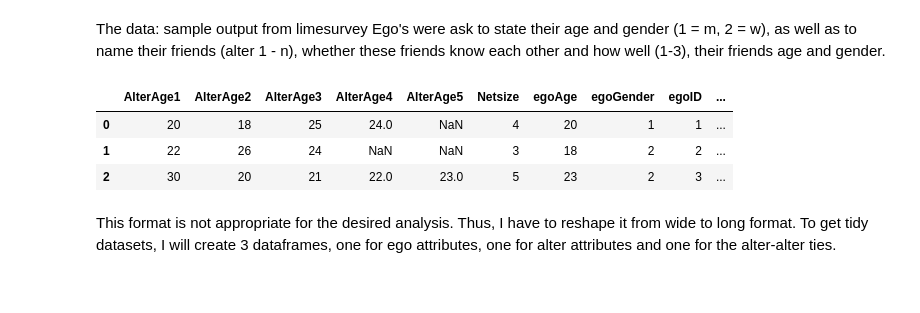
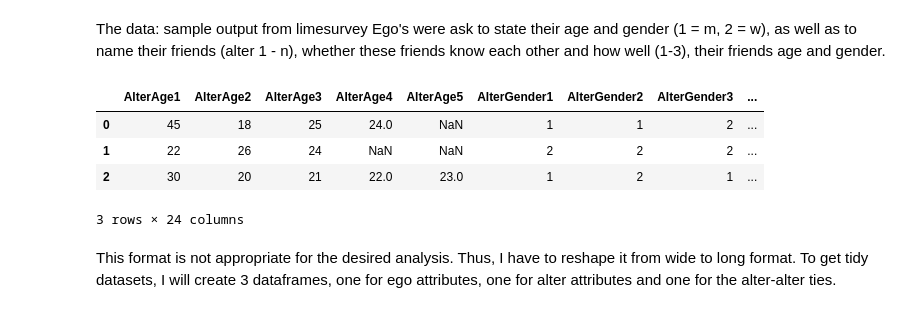
Before and after one commit to StefaniePowazny/egocentric-network-analysis, a Jupyter notebook: egocentric_network_analysis.ipynb, the cells around one changed output. Cells and saved outputs as stored; diff of their text form; code cells hidden in the pictures.

```diff
--- a/egocentric_network_analysis.ipynb
+++ b/egocentric_network_analysis.ipynb
@@ -14,19 +15,22 @@ from pylab import text
 # %%
 # sample data with 3 egos
 df = pd.DataFrame({'egoID': [1,2,3],
                    'egoAge': [20,18,23],
                    'egoGender': [1,2,2],
-                  'Netsize': [4,3,5],'AlterAge1': [20,22,30],'AlterAge2': [18,26,20],'AlterAge3': [25,24,21],
-                   'AlterAge4': [24,np.NaN,22], 'AlterAge5': [np.NaN,np.NaN,23],
-                   'knowing1-2': [1,1,3],'knowing1-3': [2,1, np.NaN], 'knowing1-4': [1,1,1], 'knowing1-5': [1,2,1],
-                   'knowing2-3': [np.NaN,3,2], 'knowing2-4': [np.NaN,3,2], 'knowing2-5': [3,np.NaN,1],
-                   'knowing3-4': [2, np.NaN,1], 'knowing3-5': [2,1,1], 'knowing4-5': [3,3,np.NaN]})
+                  'Netsize': [4,3,5],'AlterAge1': [45,22,30],'AlterAge2': [18,26,20],'AlterAge3': [25,24,21],
+                   'AlterAge4': [24,np.NaN,22], 'AlterAge5': [np.NaN,np.NaN,23], 'AlterGender1': [1,2,1],
+                   'AlterGender2': [1,2,2],'AlterGender3': [2,2,1],
+                   'AlterGender4': [2,np.NaN,2], 'AlterGender5': [np.NaN,np.NaN,2],
+                   'knowing1-2': [1,1,3],'knowing1-3': [2,1, np.NaN], 'knowing1-4': [1,1,1], 'knowing1-5': [np.NaN,2,1],
+                   'knowing2-3': [np.NaN,3,2], 'knowing2-4': [np.NaN,3,2], 'knowing2-5': [np.NaN,np.NaN,1],
+                   'knowing3-4': [2, np.NaN,1], 'knowing3-5': [np.NaN,1,1], 'knowing4-5': [np.NaN,3,np.NaN]})
 df
 # %% [output]
-|  | AlterAge1 | AlterAge2 | AlterAge3 | AlterAge4 | AlterAge5 | Netsize | egoAge | egoGender | egoID | ... |
-| 0 | 20 | 18 | 25 | 24.0 | NaN | 4 | 20 | 1 | 1 | ... |
-| 1 | 22 | 26 | 24 | NaN | NaN | 3 | 18 | 2 | 2 | ... |
-| 2 | 30 | 20 | 21 | 22.0 | 23.0 | 5 | 23 | 2 | 3 | ... |
+|  | AlterAge1 | AlterAge2 | AlterAge3 | AlterAge4 | AlterAge5 | AlterGender1 | AlterGender2 | AlterGender3 | ... |
+| 0 | 45 | 18 | 25 | 24.0 | NaN | 1 | 1 | 2 | ... |
+| 1 | 22 | 26 | 24 | NaN | NaN | 2 | 2 | 2 | ... |
+| 2 | 30 | 20 | 21 | 22.0 | 23.0 | 1 | 2 | 1 | ... |
+3 rows × 24 columns
 # %% [markdown]
 This format is not appropriate for the desired analysis. Thus, I have to reshape it from wide to long format. To get tidy datasets, I will create 3 dataframes, one for ego attributes, one for alter attributes and one for the alter-alter ties.
 # %% [markdown]
```
Also changed, not shown: parts of 26 cells of this notebook.
